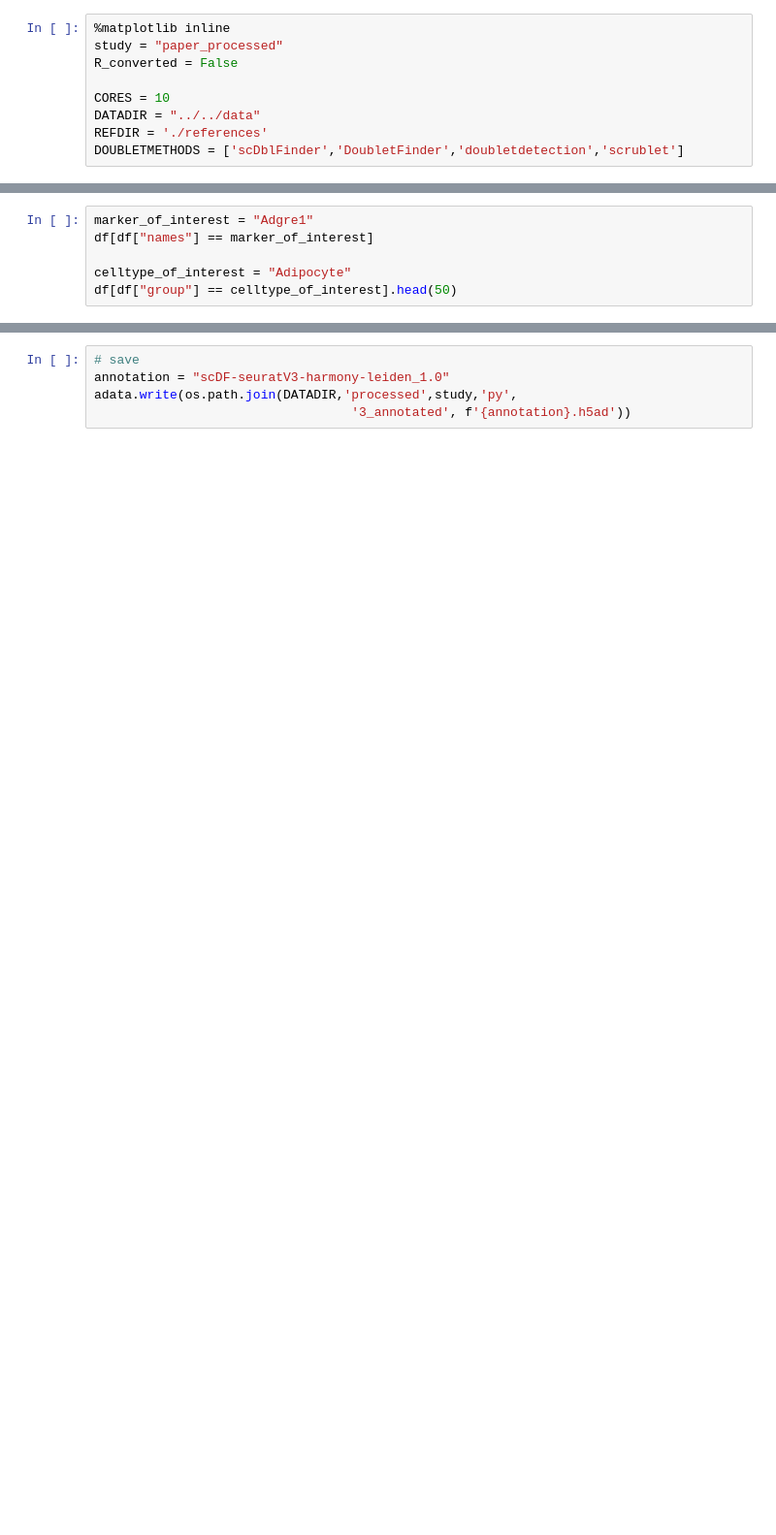
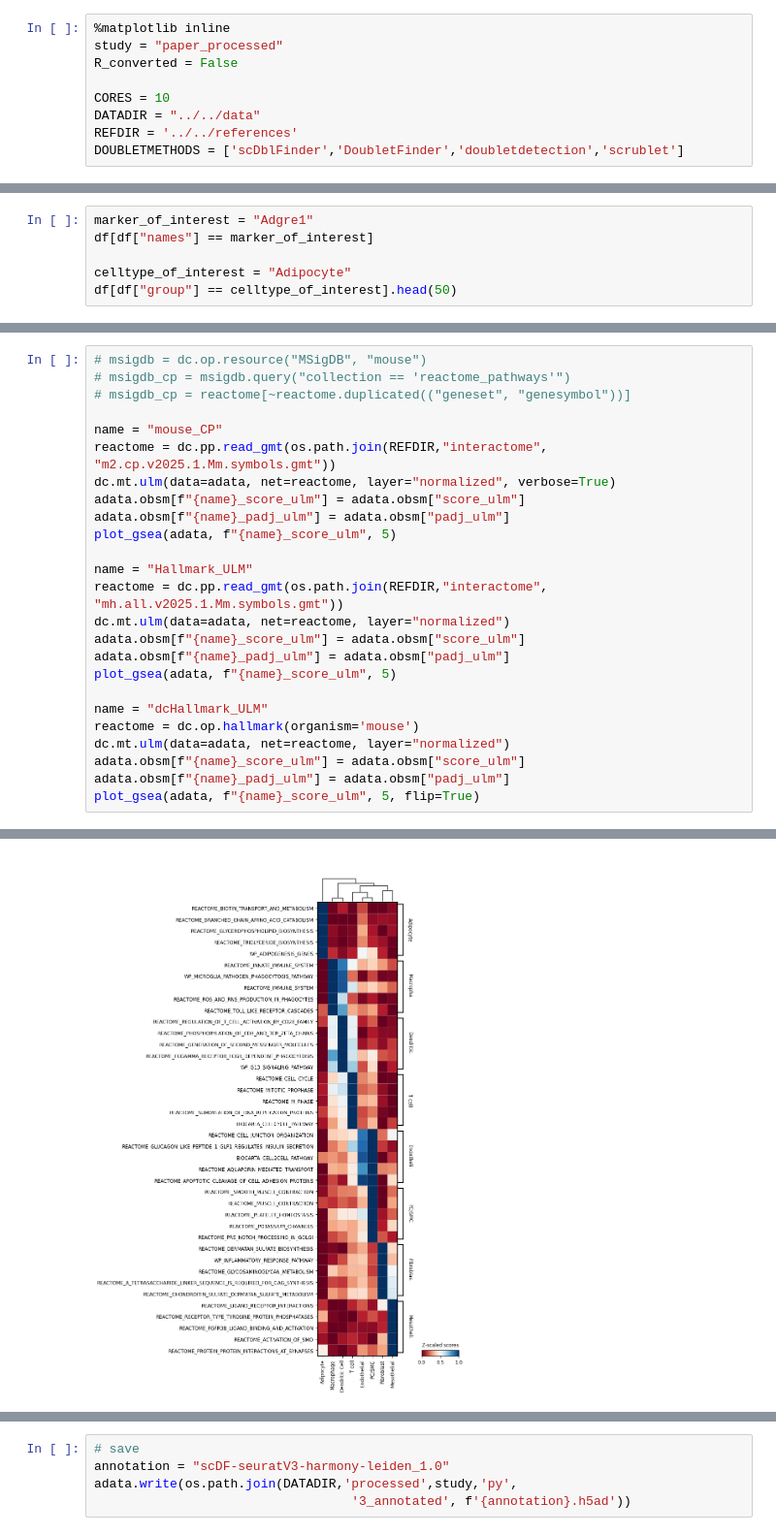
Before and after one commit to ethanhung11/snRNAseq_analysis, a Jupyter notebook: src/Python/pipeline.ipynb, the cells around one changed output, grey strips where cells are left out. Shown at 97% size. Saved outputs shown, nothing was run; the diff lists cells and outputs as text; blank space fills up the shorter version.

```diff
--- a/src/Python/pipeline.ipynb
+++ b/src/Python/pipeline.ipynb
@@ -48,7 +49,7 @@ R_converted = False
 
 CORES = 10
 DATADIR = "../../data"
-REFDIR = './references'
+REFDIR = '../../references'
 DOUBLETMETHODS = ['scDblFinder','DoubletFinder','doubletdetection','scrublet']
 # %% [markdown]
 # Access adata
@@ -478,0 +535,26 @@ reactome = reactome[~reactome.duplicated(("geneset", "genesymbol"))]
+# %%
+# msigdb = dc.op.resource("MSigDB", "mouse")
+# msigdb_cp = msigdb.query("collection == 'reactome_pathways'")
+# msigdb_cp = reactome[~reactome.duplicated(("geneset", "genesymbol"))]
+
+name = "mouse_CP"
+reactome = dc.pp.read_gmt(os.path.join(REFDIR,"interactome", "m2.cp.v2025.1.Mm.symbols.gmt"))
+dc.mt.ulm(data=adata, net=reactome, layer="normalized", verbose=True)
+adata.obsm[f"{name}_score_ulm"] = adata.obsm["score_ulm"]
+adata.obsm[f"{name}_padj_ulm"] = adata.obsm["padj_ulm"]
+plot_gsea(adata, f"{name}_score_ulm", 5)
+
+name = "Hallmark_ULM"
+reactome = dc.pp.read_gmt(os.path.join(REFDIR,"interactome", "mh.all.v2025.1.Mm.symbols.gmt"))
+dc.mt.ulm(data=adata, net=reactome, layer="normalized")
+adata.obsm[f"{name}_score_ulm"] = adata.obsm["score_ulm"]
+adata.obsm[f"{name}_padj_ulm"] = adata.obsm["padj_ulm"]
+plot_gsea(adata, f"{name}_score_ulm", 5)
+
+name = "dcHallmark_ULM"
+reactome = dc.op.hallmark(organism='mouse')
+dc.mt.ulm(data=adata, net=reactome, layer="normalized")
+adata.obsm[f"{name}_score_ulm"] = adata.obsm["score_ulm"]
+adata.obsm[f"{name}_padj_ulm"] = adata.obsm["padj_ulm"]
+plot_gsea(adata, f"{name}_score_ulm", 5, flip=True)
+# %% [output]
@@ -478,0 +570 @@ reactome = reactome[~reactome.duplicated(("geneset", "genesymbol"))]
+[figure, added]
```
Also changed, not shown: parts of 44 cells of this notebook, 7 other files.
